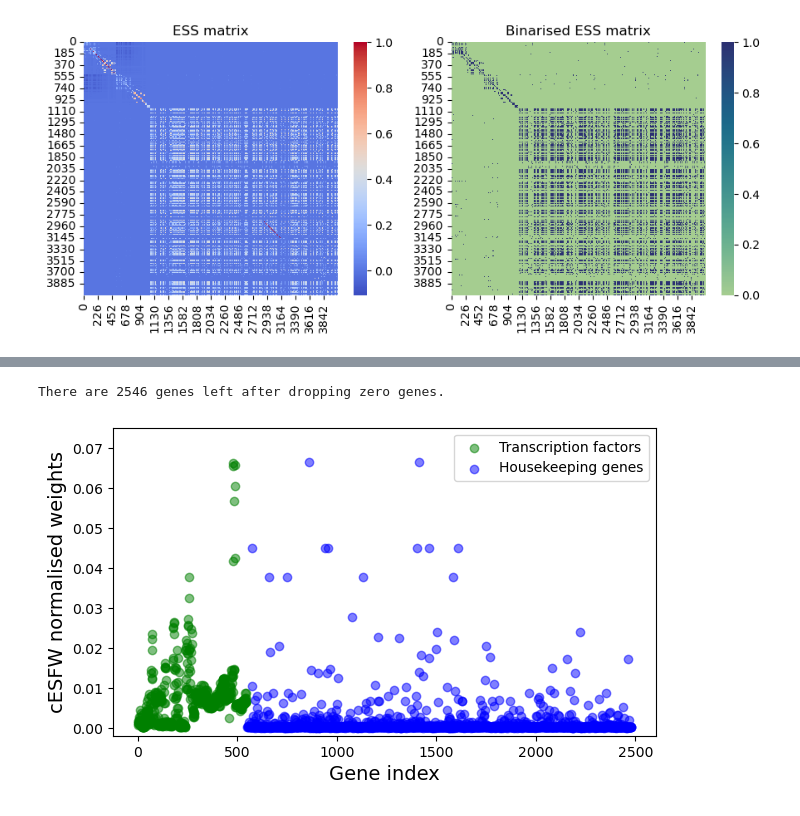
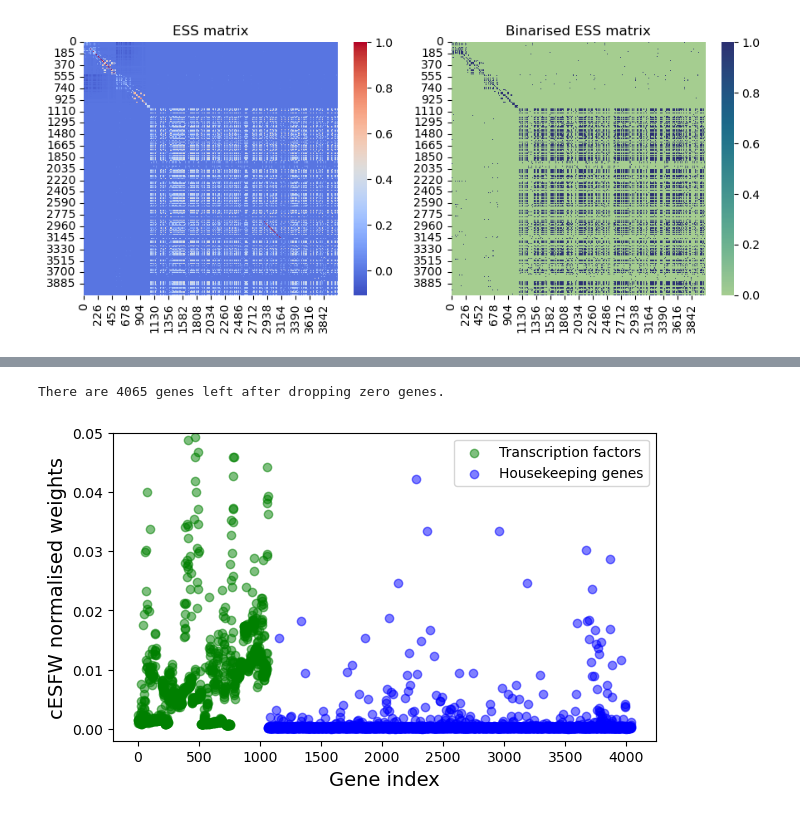
Before and after one commit to sgb67/ifw, a Jupyter notebook: bIFW_biftrif.ipynb, the cells around one changed output, grey strips where cells are left out. Saved outputs shown, nothing was run; the diff lists cells and outputs as text; code cells hidden in the pictures.

```diff
--- a/bIFW_biftrif.ipynb
+++ b/bIFW_biftrif.ipynb
@@ -649,14 +678,14 @@ There are 4040 genes left after dropping zero genes.
 # %%
 # Plotting cESFW weights wrt gene index, assuming synthetic genes are ordered
 Normalised_Network_Feature_Weights = drop_zerogenes(zerogenes, Normalised_Network_Feature_Weights)
 plt.figure(figsize=(7, 4))
-plt.scatter(geneIDs[0:546], Normalised_Network_Feature_Weights[0:546], c='green', label='Transcription factors', alpha=0.5)
-plt.scatter(geneIDs[547:2479], Normalised_Network_Feature_Weights[547:2479], c='blue', label='Housekeeping genes', alpha=0.5)
+plt.scatter(geneIDs[0:1065], Normalised_Network_Feature_Weights[0:1065], c='green', label='Transcription factors', alpha=0.5)
+plt.scatter(geneIDs[1066:4040], Normalised_Network_Feature_Weights[1066:4040], c='blue', label='Housekeeping genes', alpha=0.5)
 plt.xlabel('Gene index', fontsize=14)
 plt.ylabel('cESFW normalised weights', fontsize=14)
-#plt.ylim(-.002,0.075)
+plt.ylim(-.002,0.05)
 plt.legend()
 plt.show()
 # %% [output]
-There are 2546 genes left after dropping zero genes.
+There are 4065 genes left after dropping zero genes.
-[figure, old version]
+[figure, new version]
```
Also changed, not shown: parts of 22 cells of this notebook.
